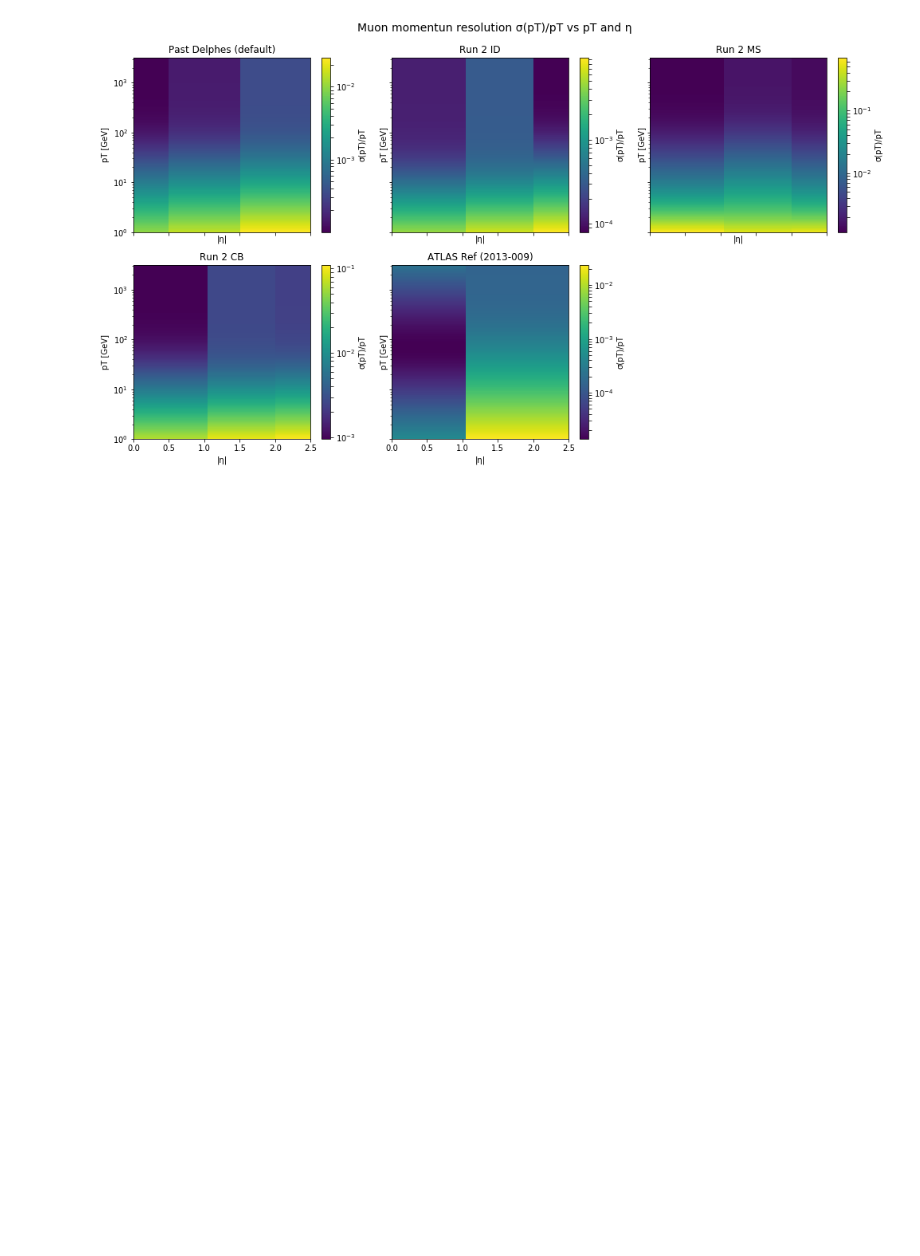
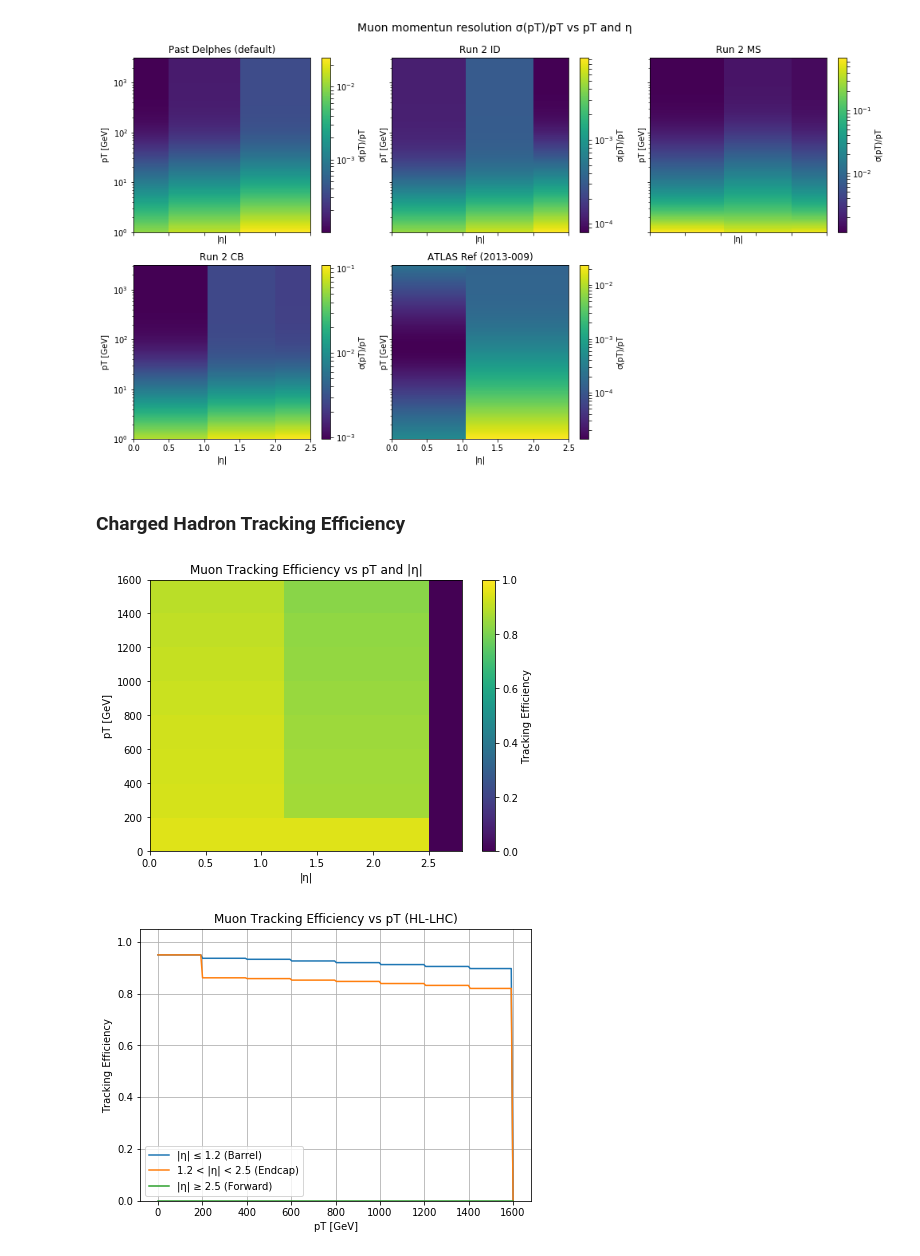
Before and after one commit to delphes/delphes, a Jupyter notebook: cards/update_ATLAS/parameter_fits.ipynb, the cells around one changed output. Saved outputs shown, nothing was run; the diff lists cells and outputs as text; code cells hidden in the pictures; blank space fills up the shorter version.

Commit message:
chargned hadron tracking efficiency

```diff
--- a/cards/update_ATLAS/parameter_fits.ipynb
+++ b/cards/update_ATLAS/parameter_fits.ipynb
@@ -160,3 +160,75 @@ plt.tight_layout(rect=[0,0,1,0.95])
 plt.show()
 # %% [output]
 [figure]
+# %% [markdown]
+### Charged Hadron Tracking Efficiency
+# %%
+# source: https://arxiv.org/pdf/1704.07983
+
+# Define eta and pT grids
+etas = np.linspace(0, 2.8, 200)
+pts  = np.linspace(0, 1600, 200)
+E, P = np.meshgrid(etas, pts)
+
+# --- Efficiency function from your TCL formula ---
+def tracking_eff(pt, eta):
+    # Barrel region (|η| <= 1.2)
+    eff_barrel = (
+        (pt < 200)*0.95 +
+        ((pt >= 200) & (pt < 400))*0.93687 +
+        ((pt >= 400) & (pt < 600))*0.93296 +
+        ((pt >= 600) & (pt < 800))*0.92654 +
+        ((pt >= 800) & (pt < 1000))*0.92011 +
+        ((pt >= 1000) & (pt < 1200))*0.91257 +
+        ((pt >= 1200) & (pt < 1400))*0.90531 +
+        ((pt >= 1400) & (pt < 1600))*0.89721
+    )
+
+    # Endcap region (1.2 < |η| < 2.5)
+    eff_endcap = (
+        (pt < 200)*0.95 +
+        ((pt >= 200) & (pt < 400))*0.86145 +
+        ((pt >= 400) & (pt < 600))*0.85838 +
+        ((pt >= 600) & (pt < 800))*0.85251 +
+        ((pt >= 800) & (pt < 1000))*0.84749 +
+        ((pt >= 1000) & (pt < 1200))*0.83939 +
+        ((pt >= 1200) & (pt < 1400))*0.83212 +
+        ((pt >= 1400) & (pt < 1600))*0.82039
+    )
+
+    # Combine all η regions
+    return (
+        (np.abs(eta) <= 1.2)*eff_barrel +
+        ((np.abs(eta) > 1.2) & (np.abs(eta) < 2.5))*eff_endcap +
+        (np.abs(eta) >= 2.5)*0
+    )
+
+# Compute efficiency
+Z = tracking_eff(P, E)
+
+# ---------- Plot 2D map ----------
+plt.figure(figsize=(7,5))
+plt.pcolormesh(E, P, Z, shading='auto', cmap='viridis', vmin=0, vmax=1)
+plt.colorbar(label="Tracking Efficiency")
+plt.title("Muon Tracking Efficiency vs pT and |η|")
+plt.xlabel("|η|")
+plt.ylabel("pT [GeV]")
+plt.ylim(0, 1600)
+plt.show()
+
+# ---------- 1D curves ----------
+plt.figure(figsize=(7,5))
+for eta_val, label in [(0.5, "|η| ≤ 1.2 (Barrel)"), (1.8, "1.2 < |η| < 2.5 (Endcap)"), (2.6, "|η| ≥ 2.5 (Forward)")]:
+    eff_curve = tracking_eff(pts, eta_val)
+    plt.plot(pts, eff_curve, label=label)
+
+plt.xlabel("pT [GeV]")
+plt.ylabel("Tracking Efficiency")
+plt.title("Muon Tracking Efficiency vs pT (HL-LHC)")
+plt.grid(True)
+plt.legend()
+plt.ylim(0, 1.05)
+plt.show()
+# %% [output]
+[figure, added]
+[figure, added]
```
Also changed, not shown: 2 other files.
